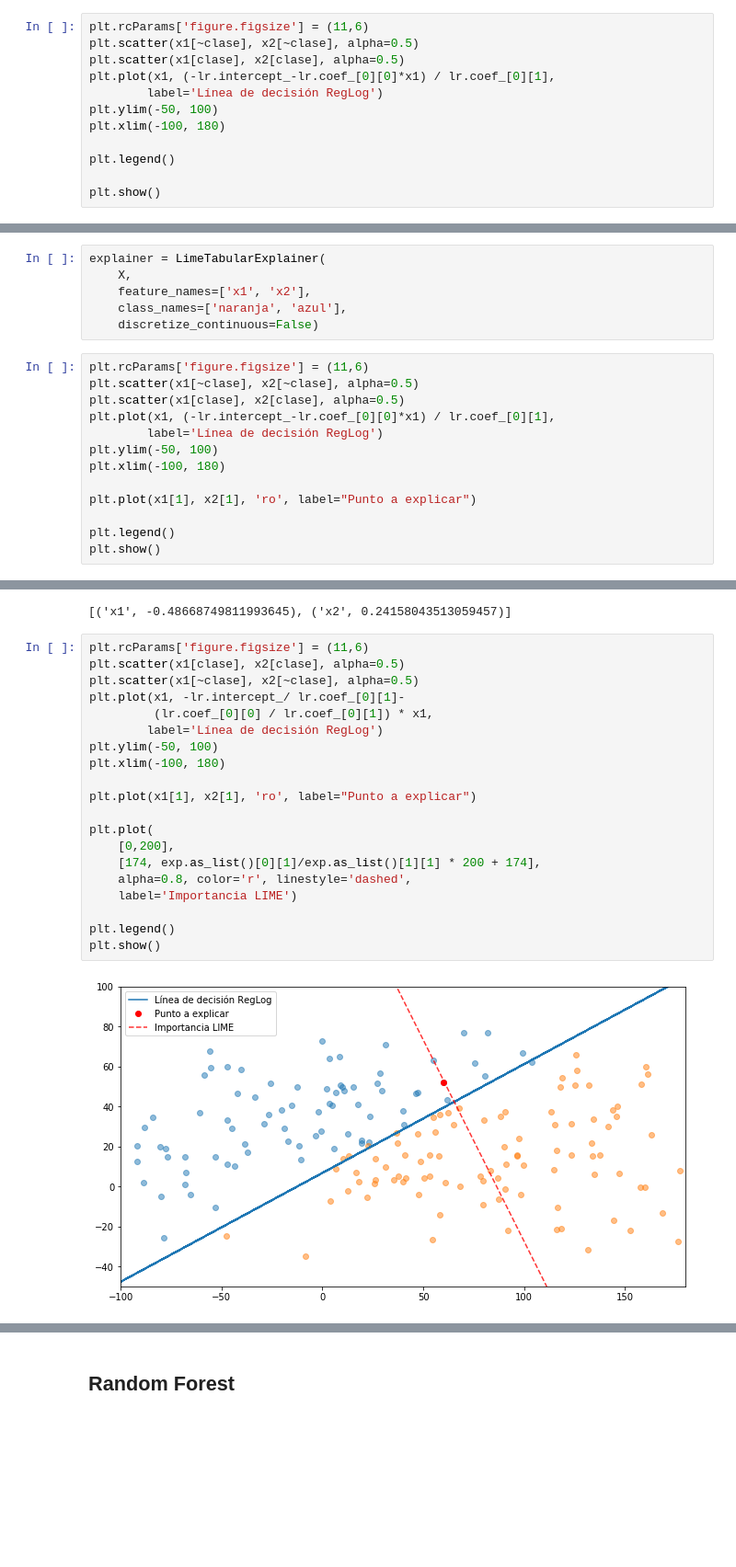
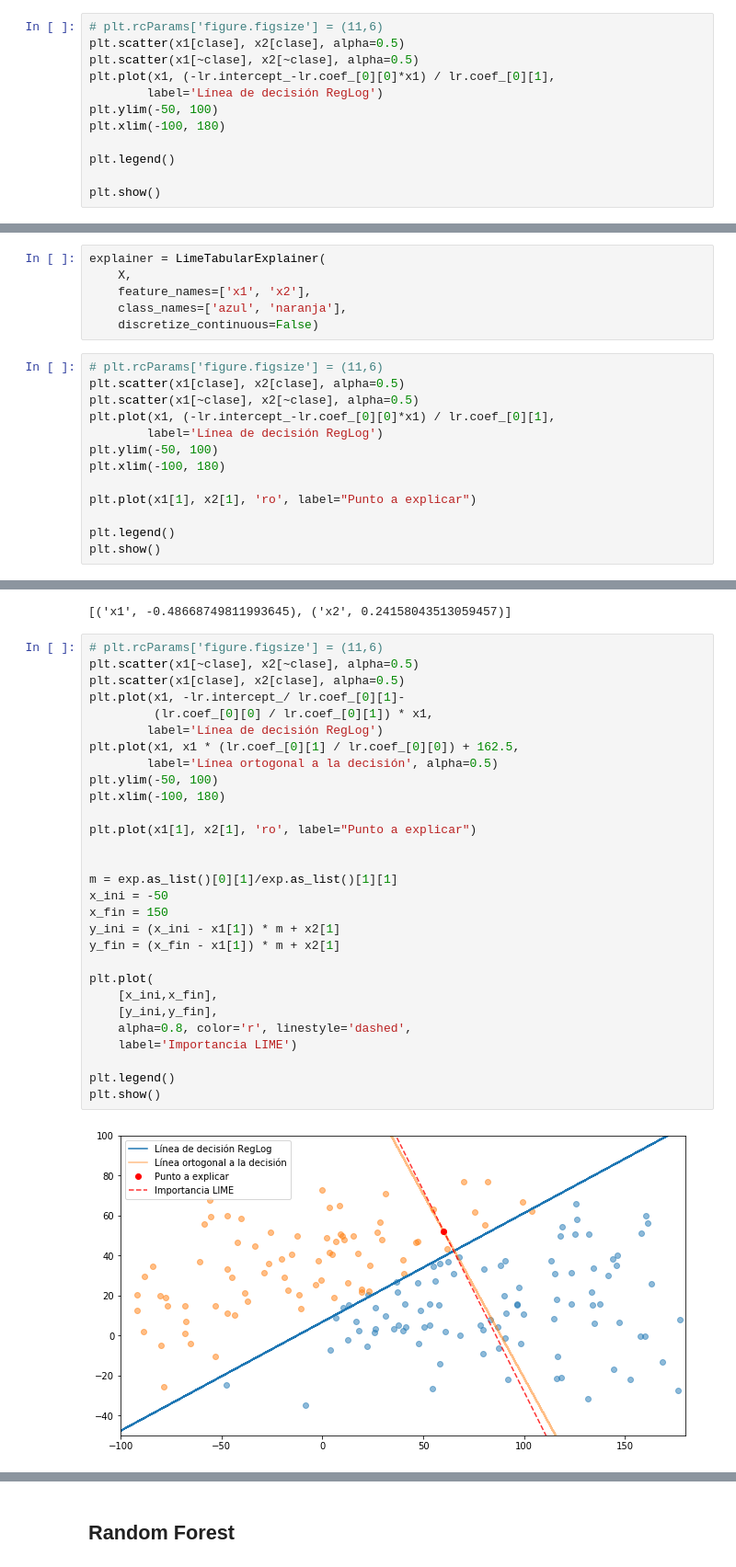
Before and after one commit to eardil/lime-tutorial, a Jupyter notebook: LIME_Intro.ipynb, the cells around one changed output, grey strips where cells are left out. Shown at 92% size. Drawn from its saved outputs; the diff is of its cells as text; blank space fills up the shorter version.

```diff
--- a/LIME_Intro.ipynb
+++ b/LIME_Intro.ipynb
@@ -34,9 +38,9 @@ LogisticRegression(C=1.0, class_weight=None, dual=False, fit_intercept=True,
           penalty='l2', random_state=None, solver='liblinear', tol=0.0001,
           verbose=0, warm_start=False)
 # %%
-plt.rcParams['figure.figsize'] = (11,6)
+# plt.rcParams['figure.figsize'] = (11,6)
+plt.scatter(x1[clase], x2[clase], alpha=0.5)
 plt.scatter(x1[~clase], x2[~clase], alpha=0.5)
-plt.scatter(x1[clase], x2[clase], alpha=0.5)
 plt.plot(x1, (-lr.intercept_-lr.coef_[0][0]*x1) / lr.coef_[0][1],
         label='Línea de decisión RegLog')
 plt.ylim(-50, 100)
@@ -51,12 +55,12 @@ plt.show()
 explainer = LimeTabularExplainer(
     X,
     feature_names=['x1', 'x2'],
-    class_names=['naranja', 'azul'],
+    class_names=['azul', 'naranja'],
     discretize_continuous=False)
 # %%
-plt.rcParams['figure.figsize'] = (11,6)
+# plt.rcParams['figure.figsize'] = (11,6)
+plt.scatter(x1[clase], x2[clase], alpha=0.5)
 plt.scatter(x1[~clase], x2[~clase], alpha=0.5)
-plt.scatter(x1[clase], x2[clase], alpha=0.5)
 plt.plot(x1, (-lr.intercept_-lr.coef_[0][0]*x1) / lr.coef_[0][1],
         label='Línea de decisión RegLog')
 plt.ylim(-50, 100)
@@ -79,24 +110,33 @@ exp.as_list()
 # %% [output]
 [('x1', -0.48668749811993645), ('x2', 0.24158043513059457)]
 # %%
-plt.rcParams['figure.figsize'] = (11,6)
+# plt.rcParams['figure.figsize'] = (11,6)
+plt.scatter(x1[~clase], x2[~clase], alpha=0.5)
 plt.scatter(x1[clase], x2[clase], alpha=0.5)
-plt.scatter(x1[~clase], x2[~clase], alpha=0.5)
 plt.plot(x1, -lr.intercept_/ lr.coef_[0][1]-
          (lr.coef_[0][0] / lr.coef_[0][1]) * x1,
         label='Línea de decisión RegLog')
+plt.plot(x1, x1 * (lr.coef_[0][1] / lr.coef_[0][0]) + 162.5,
+        label='Línea ortogonal a la decisión', alpha=0.5)
 plt.ylim(-50, 100)
 plt.xlim(-100, 180)
 
 plt.plot(x1[1], x2[1], 'ro', label="Punto a explicar")
 
+
+m = exp.as_list()[0][1]/exp.as_list()[1][1]
+x_ini = -50
+x_fin = 150
+y_ini = (x_ini - x1[1]) * m + x2[1]
+y_fin = (x_fin - x1[1]) * m + x2[1]
+
 plt.plot(
-    [0,200],
-    [174, exp.as_list()[0][1]/exp.as_list()[1][1] * 200 + 174],
+    [x_ini,x_fin],
+    [y_ini,y_fin],
     alpha=0.8, color='r', linestyle='dashed',
     label='Importancia LIME')
 
 plt.legend()
 plt.show()
 # %% [output]
-[figure, old version]
+[figure, new version]
```
Also changed, not shown: parts of 19 cells of this notebook.
